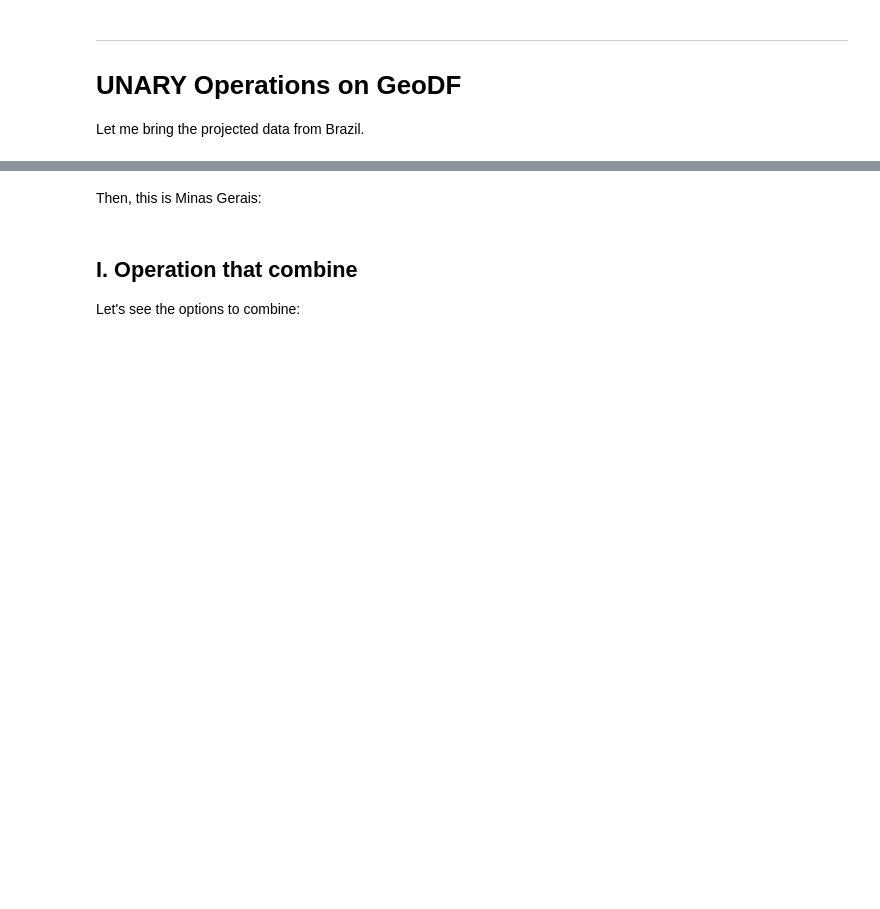
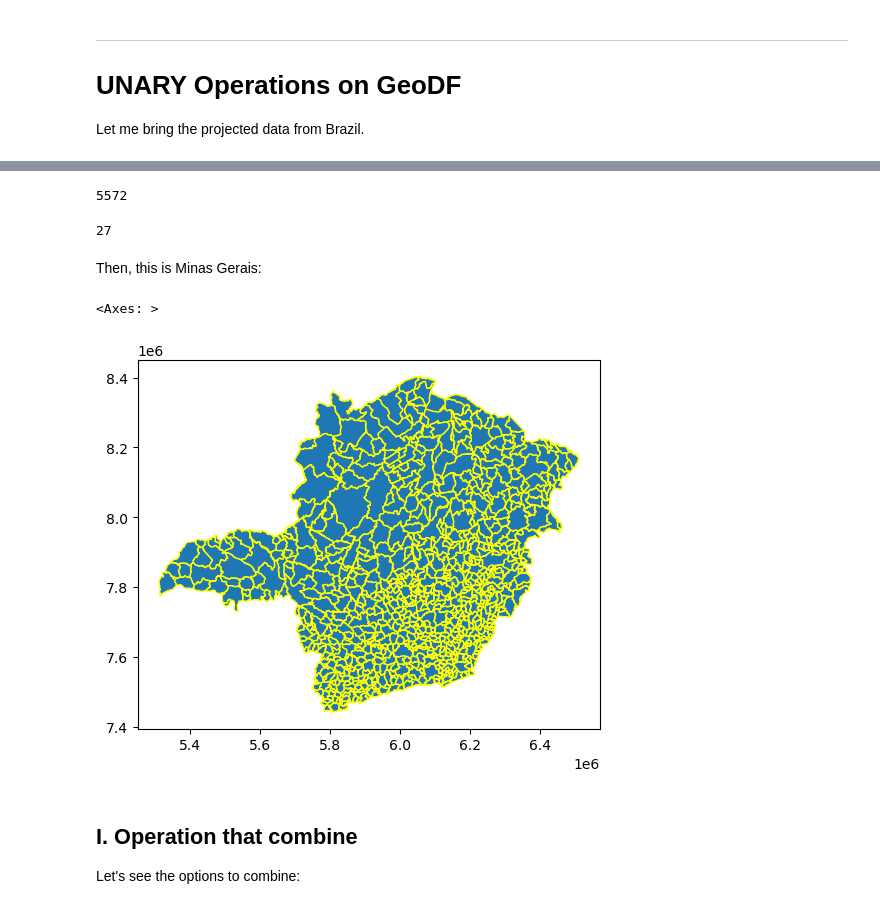
Before and after one commit to CienciaDeDatosEspacial/Operations-onGeoDF, a Jupyter notebook: index.ipynb, the cells around one changed output, grey strips where cells are left out. Cells and saved outputs as stored; diff of their text form; code cells hidden in the pictures; blank space fills up the shorter version.

```diff
--- a/index.ipynb
+++ b/index.ipynb
@@ -115,13 +248,20 @@ brazil_municipalities.head()
 # %%
 ## we have
-len(brazil_municipalities.ADM2_PT)
+len(brazil_municipalities.municipality_name)
+# %% [output]
+5572
 # %%
 # higher level count
-len(set(brazil_municipalities.ADM1_PT))
+len(set(brazil_municipalities.state_code))
+# %% [output]
+27
 # %% [markdown]
 Then, this is Minas Gerais:
 # %%
-brazil_municipalities[brazil_municipalities.ADM1_PT=='Minas Gerais'].plot(edgecolor='yellow')
+brazil_municipalities[brazil_municipalities.state_code=='BR31'].plot(edgecolor='yellow')
+# %% [output]
+<Axes: >
+[figure, added]
 # %% [markdown]
 ## I. Operation that combine
 
```
Also changed, not shown: parts of 113 cells of this notebook, 2 other files.
